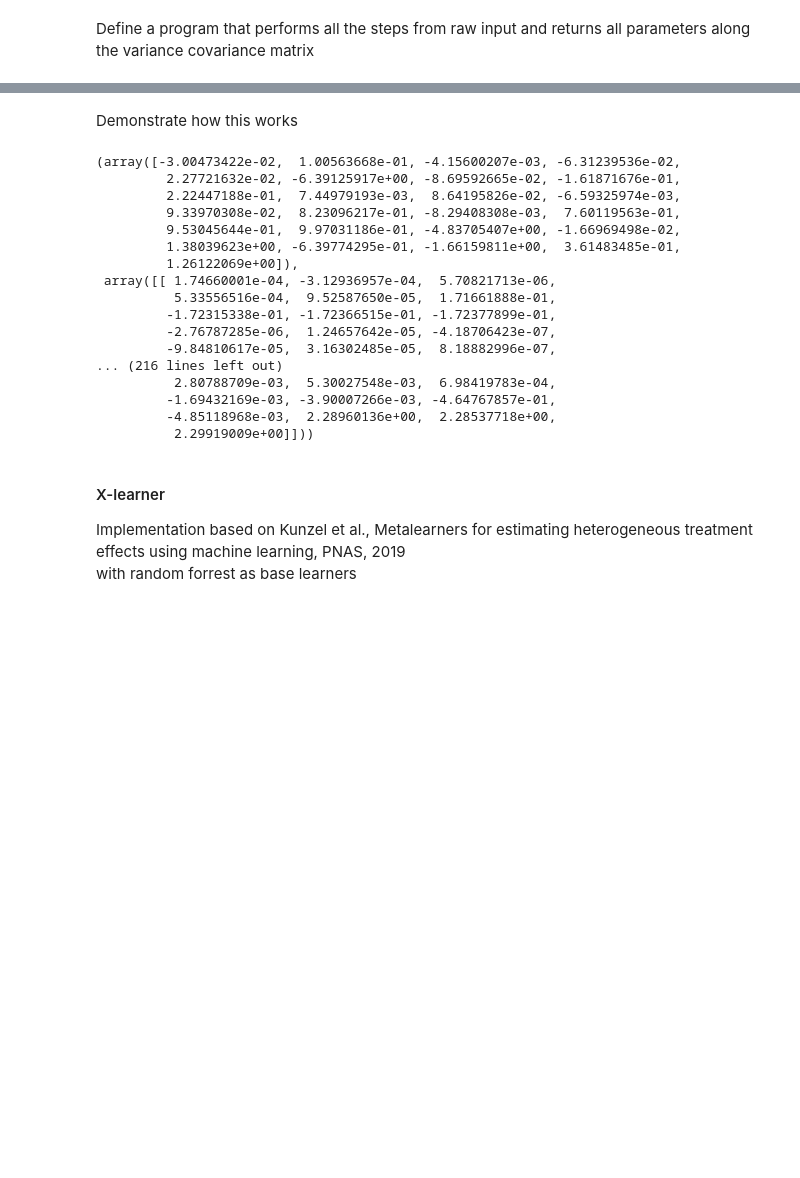
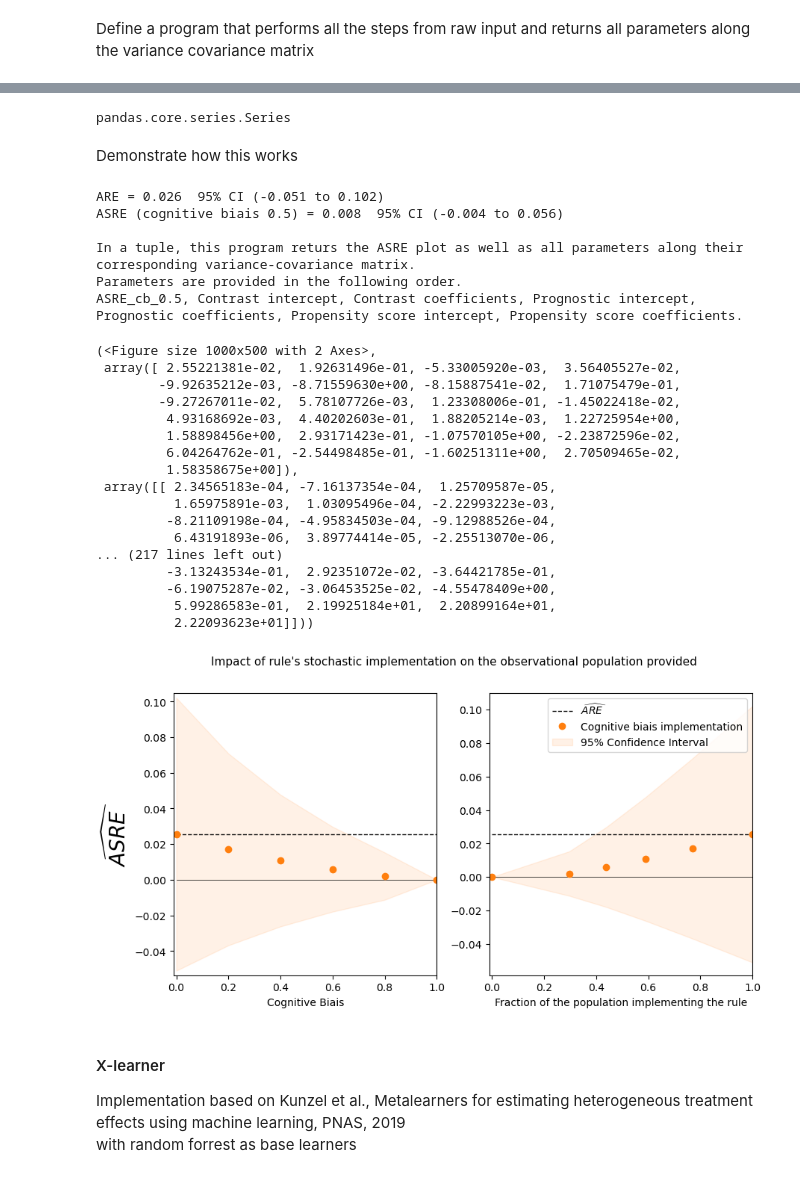
Before and after one commit to fcgrolleau/Emulated-ITR, a Jupyter notebook: simulations.ipynb, the cells around one changed output, grey strips where cells are left out. Cells and saved outputs as stored; diff of their text form; code cells hidden in the pictures; blank space fills up the shorter version.

```diff
--- a/simulations.ipynb
+++ b/simulations.ipynb
@@ -296,14 +300,14 @@ def sigmoid_deriv(x):
 # %% [markdown]
 Define a program that compute the central element of the sandwitch forumla
 # %%
-def M_M_t(r_x, ttt, y, X_ctst, X_pr, X_ps, delta, ctst_icpt, ctst_coef, pr_icpt, pr_coef, ps_icpt, ps_coef):
+def M_M_t(r_x, ttt, y, X_ctst, X_pr, X_ps, delta, ctst_icpt, ctst_coef, pr_icpt, pr_coef, ps_icpt, ps_coef, p_x):
     """Produces a (p1+p2+p3+4) * (p1+p2+p3+4) matrix M dot M transpose (central element of the sanwitch formula) """
     M = []
     for i in range(len(r_x)):
         M.append( np.empty((X_ctst.shape[1] + X_pr.shape[1] + X_ps.shape[1] + 4, 1) ) )
 
     # Delta (=ARE) estimating equation
-        M[i][0] = ( r_x[i] - sigmoid(ps_icpt + np.dot(ps_coef, X_ps.iloc[i]) ) ) * (ctst_icpt + np.dot(ctst_coef, X_ctst.iloc[i])) - delta
+        M[i][0] = p_x[i] * ( r_x[i] - ttt[i] ) * (ctst_icpt + np.dot(ctst_coef, X_ctst.iloc[i])) - delta
 
     # Contrast function estimating equations
         M[i][1] = ( ttt[i] - sigmoid(ps_icpt + np.dot(ps_coef, X_ps.iloc[i])) ) * (y[i] - ttt[i] * (ctst_icpt + np.dot(ctst_coef, X_ctst.iloc[i]) ) - sigmoid(pr_icpt + np.dot(pr_coef, X_pr.iloc[i])) )
@@ -333,7 +337,7 @@ def M_M_t(r_x, ttt, y, X_ctst, X_pr, X_ps, delta, ctst_icpt, ctst_coef, pr_icpt,
 # %% [markdown]
 Define a program that compute the left-hand side element of the sandwitch forumla i.e., the inverse of the unbiaised estimating function M Jacobian Matrix's
 # %%
-def M_jacob_inv(r_x, ttt, y, X_ctst, X_pr, X_ps, delta, ctst_icpt, ctst_coef, pr_icpt, pr_coef, ps_icpt, ps_coef):
+def M_jacob_inv(r_x, ttt, y, X_ctst, X_pr, X_ps, delta, ctst_icpt, ctst_coef, pr_icpt, pr_coef, ps_icpt, ps_coef, p_x):
     """Produces the (p1+p2+p3+4) * (p1+p2+p3+4) inverse of the jacobian matrix of the M unbiaised estimating equations:
     estimator for the left end part of the sanwitch formula """
 
@@ -347,7 +351,7 @@ def M_jacob_inv(r_x, ttt, y, X_ctst, X_pr, X_ps, delta, ctst_icpt, ctst_coef, pr
         Jacob[patient][0,0] = -1
 
         ## derivation wrt psi0
-        Jacob[patient][0,1] = (r_x[patient] - sigmoid(ps_icpt + np.dot(ps_coef, X_ps.iloc[patient])) )
+        Jacob[patient][0,1] = p_x[patient] * (r_x[patient] - ttt[patient] )
 
         ## derivation wrt psi_s
         for ctst_var in range(len(X_ctst.columns)):
@@ -358,11 +362,11 @@ def M_jacob_inv(r_x, ttt, y, X_ctst, X_pr, X_ps, delta, ctst_icpt, ctst_coef, pr
             Jacob[patient][0, 2 + len(X_ctst.columns) + pr_var] = 0
 
         ## derivation wrt gamma0
-        Jacob[patient][0, 2 + len(X_ctst.columns) + len(X_pr.columns) + 1] = - (ctst_icpt + np.dot(ctst_coef, X_ctst.iloc[patient]) ) * sigmoid_deriv( ps_icpt + np.dot(ps_coef, X_ps.iloc[patient]) )
+        Jacob[patient][0, 2 + len(X_ctst.columns) + len(X_pr.columns) + 1] = 0
 
         ## derivation wrt gamma_s
         for ps_var in range(len(X_ps.columns)):
-            Jacob[patient][0, 2 + len(X_ctst.columns) + len(X_pr.columns) + 1 + 1 + ps_var] = X_ps.iloc[patient, ps_var] * Jacob[patient][0, 2 + len(X_ctst.columns) + len(X_pr.columns) + 1]
+            Jacob[patient][0, 2 + len(X_ctst.columns) + len(X_pr.columns) + 1 + 1 + ps_var] = 0
 
 
         ### A-learning row 1
@@ -525,4 +529,4 @@ def M_jacob_inv(r_x, ttt, y, X_ctst, X_pr, X_ps, delta, ctst_icpt, ctst_coef, pr
     Mean_Jacob = np.mean(Jacob, axis=0)
 
     # Return the inverse of this mean jacobian matrix
-    return np.linalg.inv(Mean_Jacob)
+    return np.linalg.pinv(Mean_Jacob)
@@ -631,25 +789,44 @@ def V_cov_mat(df,
+# %%
+type(df['Y'])
+# %% [output]
+pandas.core.series.Series
 # %% [markdown]
 Demonstrate how this works
-# %%
-V_cov_mat(df)
-# %% [output]
-(array([-3.00473422e-02,  1.00563668e-01, -4.15600207e-03, -6.31239536e-02,
-         2.27721632e-02, -6.39125917e+00, -8.69592665e-02, -1.61871676e-01,
-         2.22447188e-01,  7.44979193e-03,  8.64195826e-02, -6.59325974e-03,
-         9.33970308e-02,  8.23096217e-01, -8.29408308e-03,  7.60119563e-01,
-         9.53045644e-01,  9.97031186e-01, -4.83705407e+00, -1.66969498e-02,
-         1.38039623e+00, -6.39774295e-01, -1.66159811e+00,  3.61483485e-01,
-         1.26122069e+00]),
- array([[ 1.74660001e-04, -3.12936957e-04,  5.70821713e-06,
-          5.33556516e-04,  9.52587650e-05,  1.71661888e-01,
-         -1.72315338e-01, -1.72366515e-01, -1.72377899e-01,
-         -2.76787285e-06,  1.24657642e-05, -4.18706423e-07,
-         -9.84810617e-05,  3.16302485e-05,  8.18882996e-07,
-... (216 lines left out)
-          2.80788709e-03,  5.30027548e-03,  6.98419783e-04,
-         -1.69432169e-03, -3.90007266e-03, -4.64767857e-01,
-         -4.85118968e-03,  2.28960136e+00,  2.28537718e+00,
-          2.29919009e+00]]))
+# %%
+df['rule'] = df.pred_cate<0
+#fig, asre_test, vcv_test =
+asre_package(df,
+          rule = "rule",
+          ttt = 'cabg', y = "Y",
+          ps_predictors = ["age", "crcl_log", "copd", "tvd", "lmcad", "both"],
+          pronostic_predictors = ["tvd", "lmcad", "both", "syntax", "age", "crcl", "diabetes", "insulin", "lvef", "smoking", "pvd", "copd"],
+          ctst_vrb = ['syntax', 'tvd', 'lmcad'],
+          est='ASRE_cb', alpha = .5, n_alphas=5, precision=3)
+# %% [output]
+ARE = 0.026  95% CI (-0.051 to 0.102)
+ASRE (cognitive biais 0.5) = 0.008  95% CI (-0.004 to 0.056)
+
+In a tuple, this program returs the ASRE plot as well as all parameters along their corresponding variance-covariance matrix.
+Parameters are provided in the following order.
+ASRE_cb_0.5, Contrast intercept, Contrast coefficients, Prognostic intercept, Prognostic coefficients, Propensity score intercept, Propensity score coefficients.
+(<Figure size 1000x500 with 2 Axes>,
+ array([ 2.55221381e-02,  1.92631496e-01, -5.33005920e-03,  3.56405527e-02,
+        -9.92635212e-03, -8.71559630e+00, -8.15887541e-02,  1.71075479e-01,
+        -9.27267011e-02,  5.78107726e-03,  1.23308006e-01, -1.45022418e-02,
+         4.93168692e-03,  4.40202603e-01,  1.88205214e-03,  1.22725954e+00,
+         1.58898456e+00,  2.93171423e-01, -1.07570105e+00, -2.23872596e-02,
+         6.04264762e-01, -2.54498485e-01, -1.60251311e+00,  2.70509465e-02,
+         1.58358675e+00]),
+ array([[ 2.34565183e-04, -7.16137354e-04,  1.25709587e-05,
+          1.65975891e-03,  1.03095496e-04, -2.22993223e-03,
+         -8.21109198e-04, -4.95834503e-04, -9.12988526e-04,
+          6.43191893e-06,  3.89774414e-05, -2.25513070e-06,
+... (217 lines left out)
+         -3.13243534e-01,  2.92351072e-02, -3.64421785e-01,
+         -6.19075287e-02, -3.06453525e-02, -4.55478409e+00,
+          5.99286583e-01,  2.19925184e+01,  2.20899164e+01,
+          2.22093623e+01]]))
+[figure, added]
 # %% [markdown]
 #### X-learner
 
```
Also changed, not shown: parts of 32 cells of this notebook.
